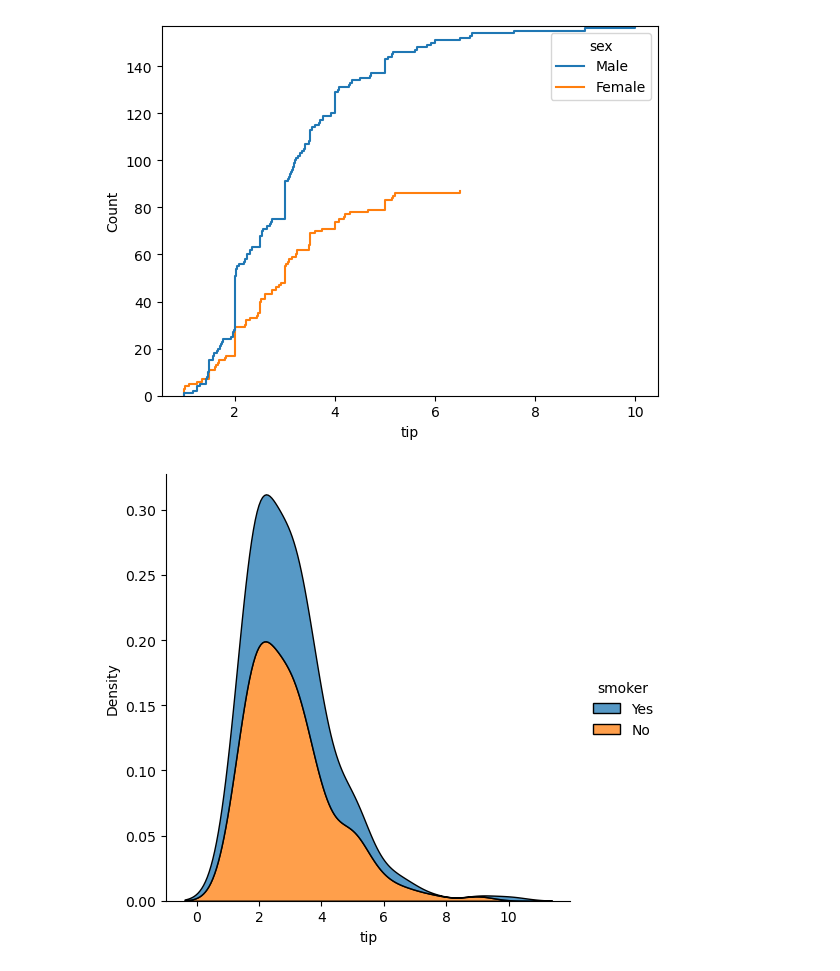
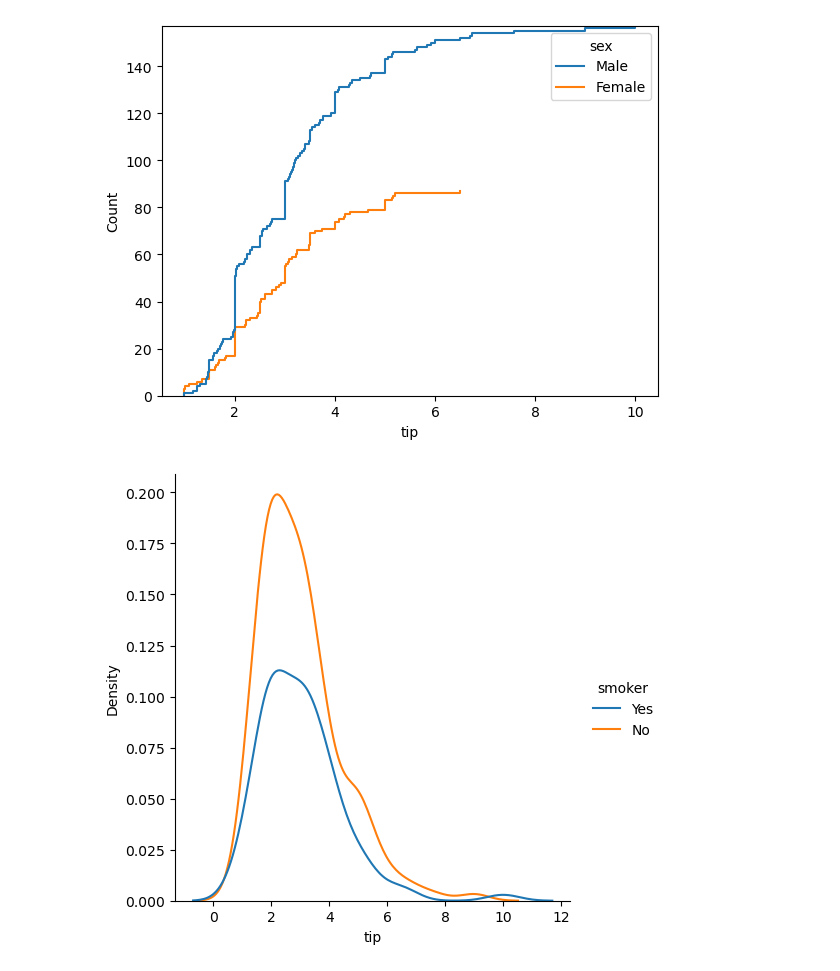
Before and after one commit to jcmefra/curso_matplotlib_seaborn, a Jupyter notebook: Clase13_distribuciones.ipynb, the cells around one changed output. Saved outputs shown, nothing was run; the diff lists cells and outputs as text; code cells hidden in the pictures.

```diff
--- a/Clase13_distribuciones.ipynb
+++ b/Clase13_distribuciones.ipynb
@@ -51,7 +51,7 @@ plt.show()
 # %% [output]
 [figure]
 # %%
-sns.displot(data=tips, x='tip', hue='smoker', kind='kde', multiple='stack')
+sns.displot(data=tips, x='tip', hue='smoker', kind='kde')
 plt.show()
 # %% [output]
-[figure, old version]
+[figure, new version]
```
Also changed, not shown: parts of 1 cell of this notebook, 1 other file.
